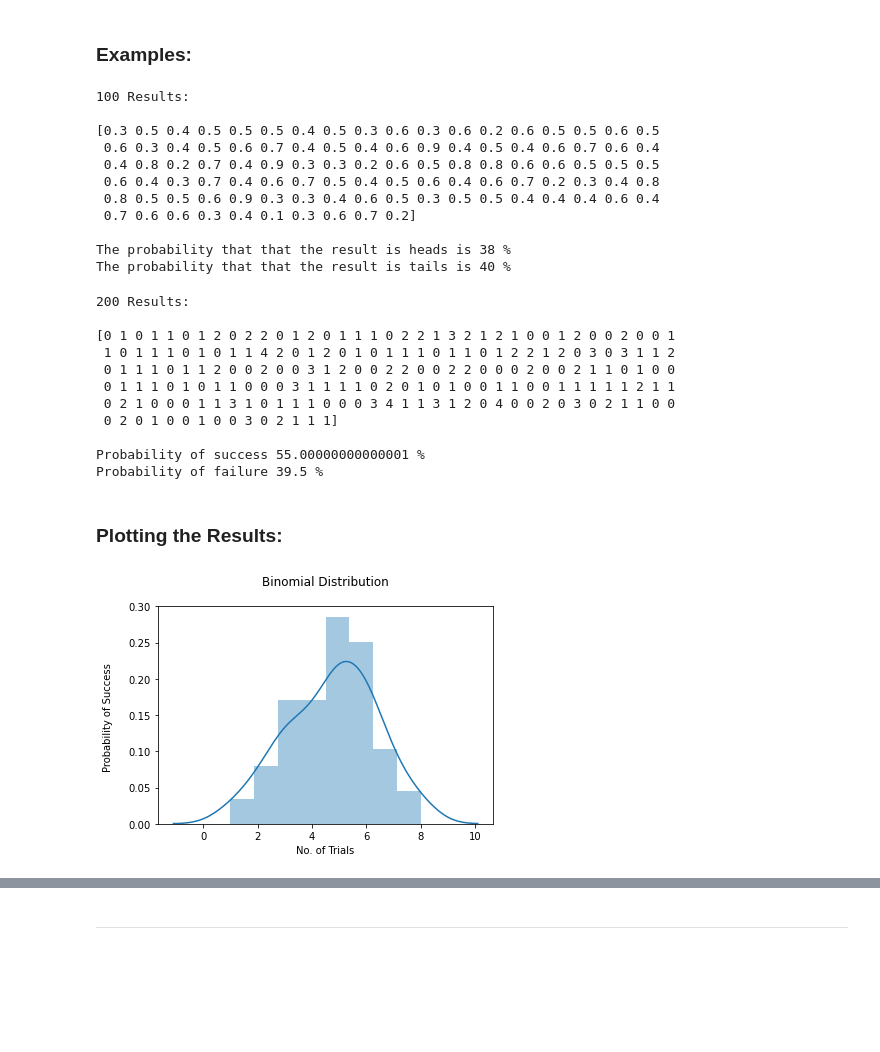
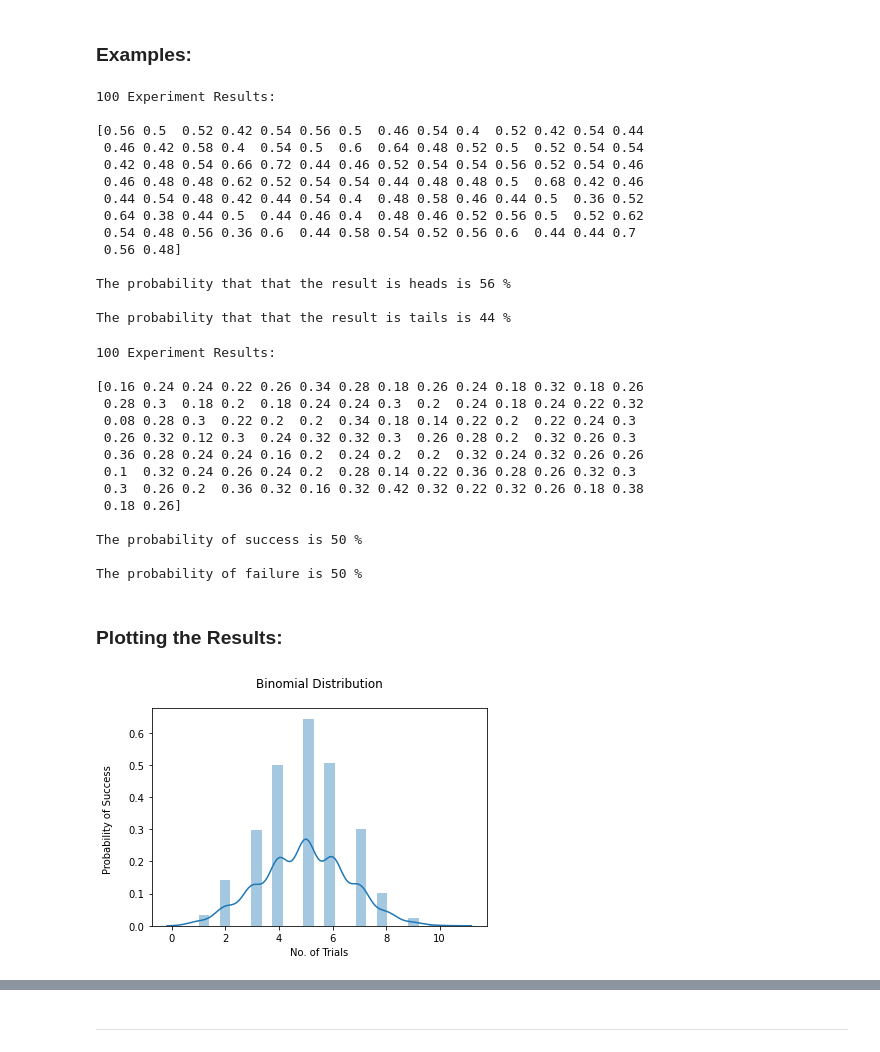
Before and after one commit to Fiona-600/Programming-for-Data-Analytics-2020-Assignment, a Jupyter notebook: Assignment-2020.ipynb, the cells around one changed output, grey strips where cells are left out. Saved outputs shown, nothing was run; the diff lists cells and outputs as text; code cells hidden in the pictures; blank space fills up the shorter version.

```diff
--- a/Assignment-2020.ipynb
+++ b/Assignment-2020.ipynb
@@ -496,77 +419,85 @@ The following conditions need to me met:
 # %% [markdown]
 ### Examples:
 # %%
-#Generate a random number between 0 and 1. If that number is 0.5 or more, then count it as heads, otherwise tails. ...
-#Repeat this a specified number of times (the amount of trials is specified by the input variable trials). We will perform 1,000 trials.
+#Generate a random number between 0 and 1. If that number is 0.5 or more, then count it as heads, otherwise tails.
+#Repeat this a specified number of times (100)
 
 #Eg a coin toss has only two possible outcomes: heads or tails so each coin toss has a 50%
 #probability (p) of being head or tails. This test can be performed multiple (n) times
 
-n = 10   # Number of coin tosses
+n = 50   # Number of coin tosses
 p = 0.5  # Probability of each trial
 s = 100  # Number of times the experiment is repeated
 
 print ("")
-print (s,"Results:")
+print (s,"Experiment Results:")
 print ("")
 b = np.random.binomial(n, p, s)
 #50 trials, probability = 0.5, tested 100 times
 
 print (b/n)
 print ("")
-print ("The probability that that the result is heads is",sum(b/n > (p)),"%")
-print ("The probability that that the result is tails is",sum(b/n < (p)),"%")
+print ("The probability that that the result is heads is",sum(b/n >= p),"%")
 print("")
+print ("The probability that that the result is tails is",sum(b/n < p),"%")
+print("")
 # %% [output]
-100 Results:
+100 Experiment Results:
 
-[0.3 0.5 0.4 0.5 0.5 0.5 0.4 0.5 0.3 0.6 0.3 0.6 0.2 0.6 0.5 0.5 0.6 0.5
- 0.6 0.3 0.4 0.5 0.6 0.7 0.4 0.5 0.4 0.6 0.9 0.4 0.5 0.4 0.6 0.7 0.6 0.4
- 0.4 0.8 0.2 0.7 0.4 0.9 0.3 0.3 0.2 0.6 0.5 0.8 0.8 0.6 0.6 0.5 0.5 0.5
- 0.6 0.4 0.3 0.7 0.4 0.6 0.7 0.5 0.4 0.5 0.6 0.4 0.6 0.7 0.2 0.3 0.4 0.8
- 0.8 0.5 0.5 0.6 0.9 0.3 0.3 0.4 0.6 0.5 0.3 0.5 0.5 0.4 0.4 0.4 0.6 0.4
- 0.7 0.6 0.6 0.3 0.4 0.1 0.3 0.6 0.7 0.2]
+[0.56 0.5  0.52 0.42 0.54 0.56 0.5  0.46 0.54 0.4  0.52 0.42 0.54 0.44
+ 0.46 0.42 0.58 0.4  0.54 0.5  0.6  0.64 0.48 0.52 0.5  0.52 0.54 0.54
+ 0.42 0.48 0.54 0.66 0.72 0.44 0.46 0.52 0.54 0.54 0.56 0.52 0.54 0.46
+ 0.46 0.48 0.48 0.62 0.52 0.54 0.54 0.44 0.48 0.48 0.5  0.68 0.42 0.46
+ 0.44 0.54 0.48 0.42 0.44 0.54 0.4  0.48 0.58 0.46 0.44 0.5  0.36 0.52
+ 0.64 0.38 0.44 0.5  0.44 0.46 0.4  0.48 0.46 0.52 0.56 0.5  0.52 0.62
+ 0.54 0.48 0.56 0.36 0.6  0.44 0.58 0.54 0.52 0.56 0.6  0.44 0.44 0.7
+ 0.56 0.48]
 
-The probability that that the result is heads is 38 %
-The probability that that the result is tails is 40 %
+The probability that that the result is heads is 56 %
+
+The probability that that the result is tails is 44 %
 # %%
 #Calculate the probability of success
 
-n = 9
-p = 0.1
-s = 200
+n = 50
+p = 0.25
+s = 100
 print ("")
-print (s,"Results:")
+print (s,"Experiment Results:")
 print ("")
-print (np.random.binomial(n,p,s))
+c = np.random.binomial(n,p,s)
+print (c/n)
 print("")
-print("Probability of success",(sum(np.random.binomial(n,p,s) != 0)/s*100),"%")
-print("Probability of failure",(sum(np.random.binomial(n,p,s) == 0)/s*100),"%")
+print ("The probability of success is",sum(c/n >= p),"%")
 print("")
+print ("The probability of failure is",sum(c/n < p),"%")
+print("")
 # %% [output]
-200 Results:
+100 Experiment Results:
 
-[0 1 0 1 1 0 1 2 0 2 2 0 1 2 0 1 1 1 0 2 2 1 3 2 1 2 1 0 0 1 2 0 0 2 0 0 1
- 1 0 1 1 1 0 1 0 1 1 4 2 0 1 2 0 1 0 1 1 1 0 1 1 0 1 2 2 1 2 0 3 0 3 1 1 2
- 0 1 1 1 0 1 1 2 0 0 2 0 0 3 1 2 0 0 2 2 0 0 2 2 0 0 0 2 0 0 2 1 1 0 1 0 0
- 0 1 1 1 0 1 0 1 1 0 0 0 3 1 1 1 1 0 2 0 1 0 1 0 0 1 1 0 0 1 1 1 1 1 2 1 1
- 0 2 1 0 0 0 1 1 3 1 0 1 1 1 0 0 0 3 4 1 1 3 1 2 0 4 0 0 2 0 3 0 2 1 1 0 0
- 0 2 0 1 0 0 1 0 0 3 0 2 1 1 1]
+[0.16 0.24 0.24 0.22 0.26 0.34 0.28 0.18 0.26 0.24 0.18 0.32 0.18 0.26
+ 0.28 0.3  0.18 0.2  0.18 0.24 0.24 0.3  0.2  0.24 0.18 0.24 0.22 0.32
+ 0.08 0.28 0.3  0.22 0.2  0.2  0.34 0.18 0.14 0.22 0.2  0.22 0.24 0.3
+ 0.26 0.32 0.12 0.3  0.24 0.32 0.32 0.3  0.26 0.28 0.2  0.32 0.26 0.3
+ 0.36 0.28 0.24 0.24 0.16 0.2  0.24 0.2  0.2  0.32 0.24 0.32 0.26 0.26
+ 0.1  0.32 0.24 0.26 0.24 0.2  0.28 0.14 0.22 0.36 0.28 0.26 0.32 0.3
+ 0.3  0.26 0.2  0.36 0.32 0.16 0.32 0.42 0.32 0.22 0.32 0.26 0.18 0.38
+ 0.18 0.26]
 
-Probability of success 55.00000000000001 %
-Probability of failure 39.5 %
+The probability of success is 50 %
+
+The probability of failure is 50 %
 # %% [markdown]
 ### Plotting the Results:
 # %%
-# number of trials = 10, probability of each trial = 0.5, no.of times tested = 100
+# number of trials = 10, probability of each trial = 0.5, no.of times tested = 1000
 
-n, p,s = 10,0.5,100 # number of trials, probability of each
-plot = np.random.binomial(n, p, s)
-sns.distplot(plot)
+n, p,s = 10,0.5,1000 # number of trials, probability of each
+sns.distplot(np.random.binomial(n, p, s), hist=True, kde=True)
 print ("")
 plt.title('Binomial Distribution\n') # Give the plot a title
 plt.ylabel("Probability of Success \n") # Give y axis a title
 plt.xlabel("No. of Trials") # Give x axis a title
 plt.show()
 # %% [output]
-[figure, old version]
+[figure, new version]
```
Also changed, not shown: parts of 30 cells of this notebook.
